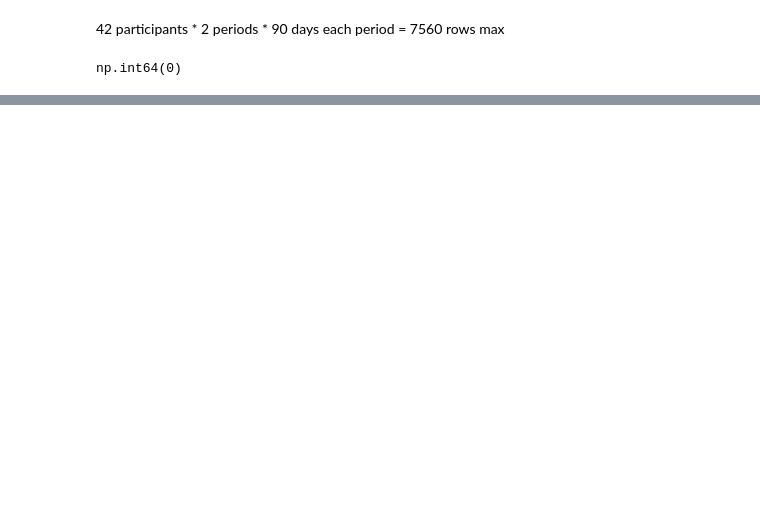
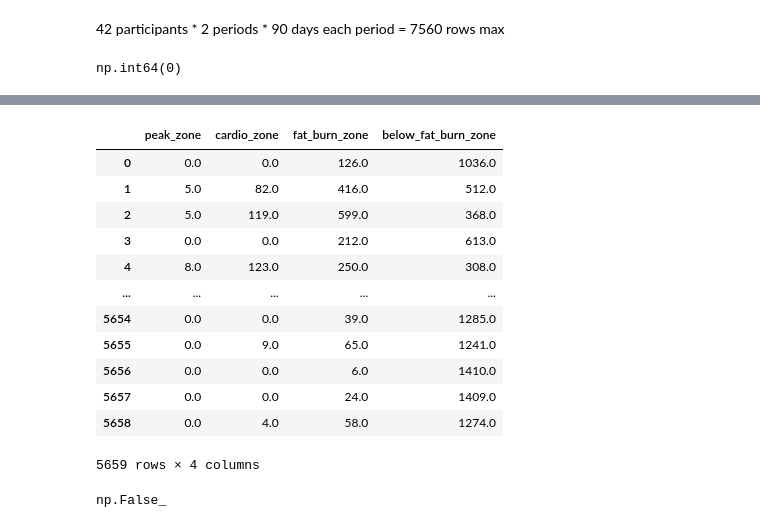
Before and after one commit to EstelleWang-UofT/ML-for-Women, a Jupyter notebook: notebooks/physical activity/merged preprocess.ipynb, the cells around one changed output, grey strips where cells are left out. Drawn from its saved outputs; the diff is of its cells as text; code cells hidden in the pictures; blank space fills up the shorter version.

```diff
--- a/notebooks/physical activity/merged preprocess.ipynb
+++ b/notebooks/physical activity/merged preprocess.ipynb
@@ -64,0 +140,25 @@ np.int64(0)
+# %%
+# 2. Deal with the flipped time in heart rate zone features: 'peak_zone', 'cardio_zone', 'fat_burn_zone', 'below_fat_burn_zone'
+# Study interval 2 reverses study interval 1's column orders
+cols = ['peak_zone', 'cardio_zone', 'fat_burn_zone', 'below_fat_burn_zone']
+reversed_cols = cols[::-1]  # ['below_fat_burn_zone', 'fat_burn_zone', 'cardio_zone', 'peak_zone']
+
+mask = merged['study_interval'] == 2024.0
+
+merged.loc[mask, cols] = merged.loc[mask, reversed_cols].values
+# %%
+merged[cols]
+# %% [output]
+|  | peak_zone | cardio_zone | fat_burn_zone | below_fat_burn_zone |
+| 0 | 0.0 | 0.0 | 126.0 | 1036.0 |
+| 1 | 5.0 | 82.0 | 416.0 | 512.0 |
+| 2 | 5.0 | 119.0 | 599.0 | 368.0 |
+| 3 | 0.0 | 0.0 | 212.0 | 613.0 |
+| 4 | 8.0 | 123.0 | 250.0 | 308.0 |
+| ... | ... | ... | ... | ... |
+| 5654 | 0.0 | 0.0 | 39.0 | 1285.0 |
+| 5655 | 0.0 | 9.0 | 65.0 | 1241.0 |
+| 5656 | 0.0 | 0.0 | 6.0 | 1410.0 |
+| 5657 | 0.0 | 0.0 | 24.0 | 1409.0 |
+| 5658 | 0.0 | 4.0 | 58.0 | 1274.0 |
+5659 rows × 4 columns
@@ -64,0 +170,6 @@ np.int64(0)
+# %%
+# 4. Interpolate missing values for specific features
+# First check that there are no duplicate day_in_study values for each id and study_interval combination
+merged.groupby(['id', 'study_interval'])['day_in_study'].apply(lambda x: x.duplicated().any()).any()
+# %% [output]
+np.False_
```
Also changed, not shown: parts of 13 cells of this notebook.
